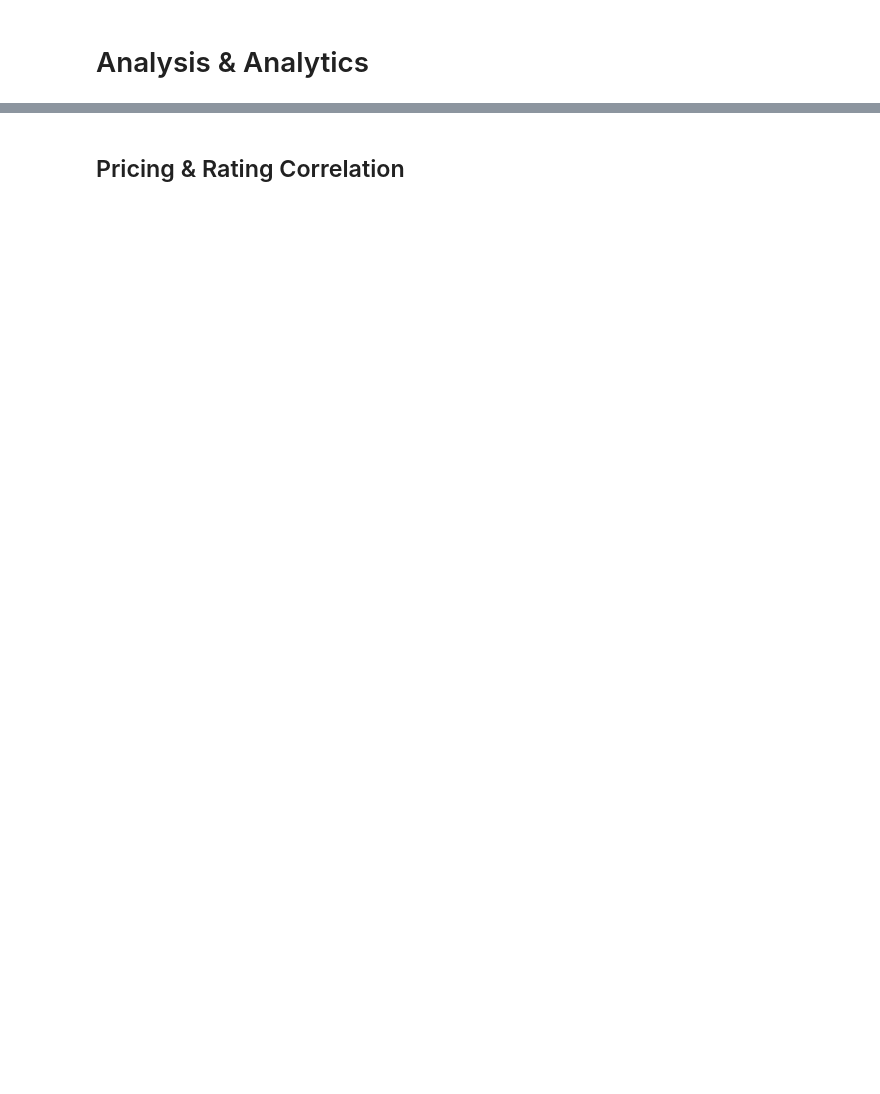
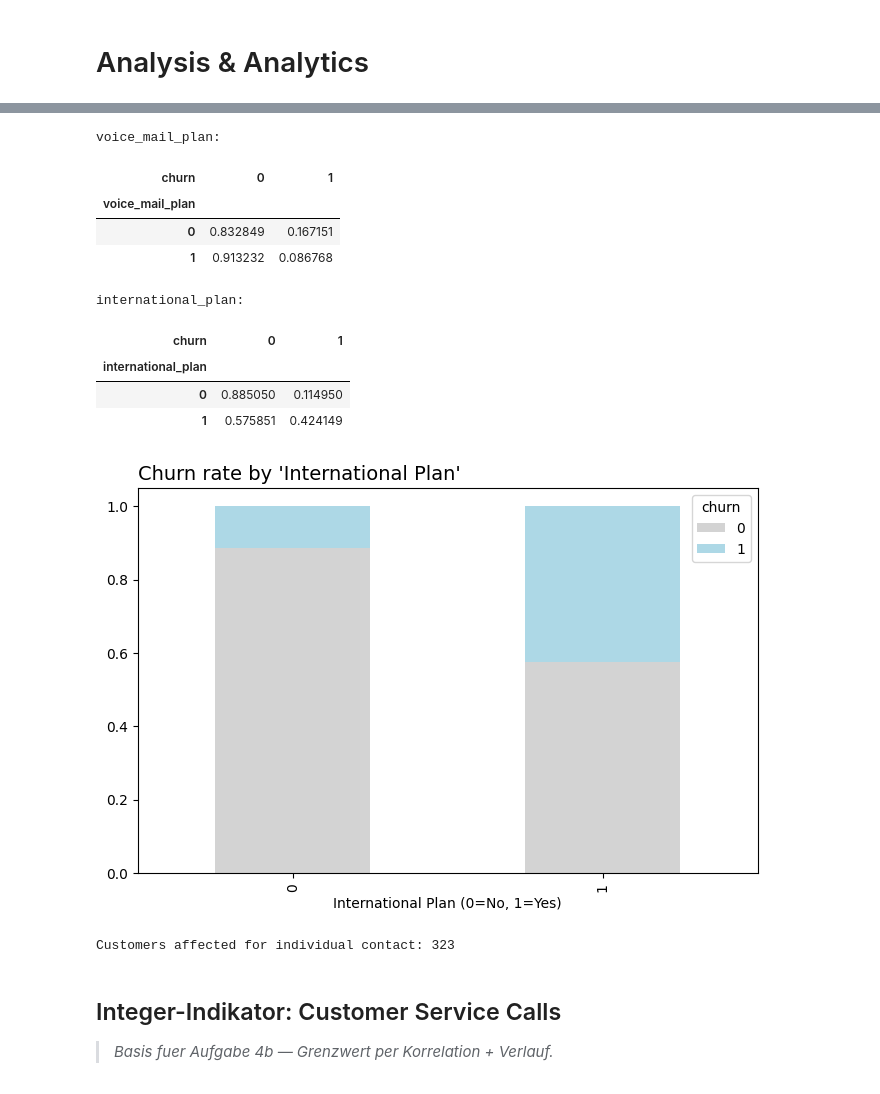
Before and after one commit to kaywiegand/telefonica-churn, a Jupyter notebook: notebooks/03_analysis.ipynb, the cells around one changed output, grey strips where cells are left out. Saved outputs shown, nothing was run; the diff lists cells and outputs as text; code cells hidden in the pictures; blank space fills up the shorter version.

```diff
--- a/notebooks/03_analysis.ipynb
+++ b/notebooks/03_analysis.ipynb
@@ -24,5 +82,37 @@ df_clean = pd.read_csv(DATA_PROCESSED / 'cleaned.csv')
 # %%
-# Platzhalter: Vergleichsplots, Rankings
+# Check both categorical candidates
+for col in ['voice_mail_plan', 'international_plan']:
+    ct = pd.crosstab(df_clean[col], df_clean['churn'], normalize='index')
+    print(f"{col}:")
+    display(ct)
+
+# voice_mail_plan: not an indicator of churn (rather associated with retention)
+# international_plan: clearly higher churn share -> strong signal
+ct_intplan_churn = pd.crosstab(df_clean['international_plan'], df_clean['churn'], normalize='index')
+
+ax = ct_intplan_churn.plot(kind='bar', stacked=True, color=['lightgray', 'lightblue'], figsize=(8, 5))
+ax.set_title("Churn rate by 'International Plan'", loc='left', fontsize=14)
+ax.set_xlabel('International Plan (0=No, 1=Yes)')
+plt.show()
+
+mask = df_clean['international_plan'] == 1
+international_plan_customers = df_clean.loc[mask, 'phone_num']
+print(f"Customers affected for individual contact: {international_plan_customers.shape[0]}")
+# %% [output]
+voice_mail_plan:
+| churn | 0 | 1 |
+| voice_mail_plan |  |  |
+| 0 | 0.832849 | 0.167151 |
+| 1 | 0.913232 | 0.086768 |
+international_plan:
+| churn | 0 | 1 |
+| international_plan |  |  |
+| 0 | 0.885050 | 0.114950 |
+| 1 | 0.575851 | 0.424149 |
+[figure, added]
+Customers affected for individual contact: 323
 # %% [markdown]
-## Pricing & Rating Correlation
+## Integer-Indikator: Customer Service Calls
+
+> _Basis fuer Aufgabe 4b — Grenzwert per Korrelation + Verlauf._
 # %%
```
Also changed, not shown: parts of 10 cells of this notebook, 11 other files.
